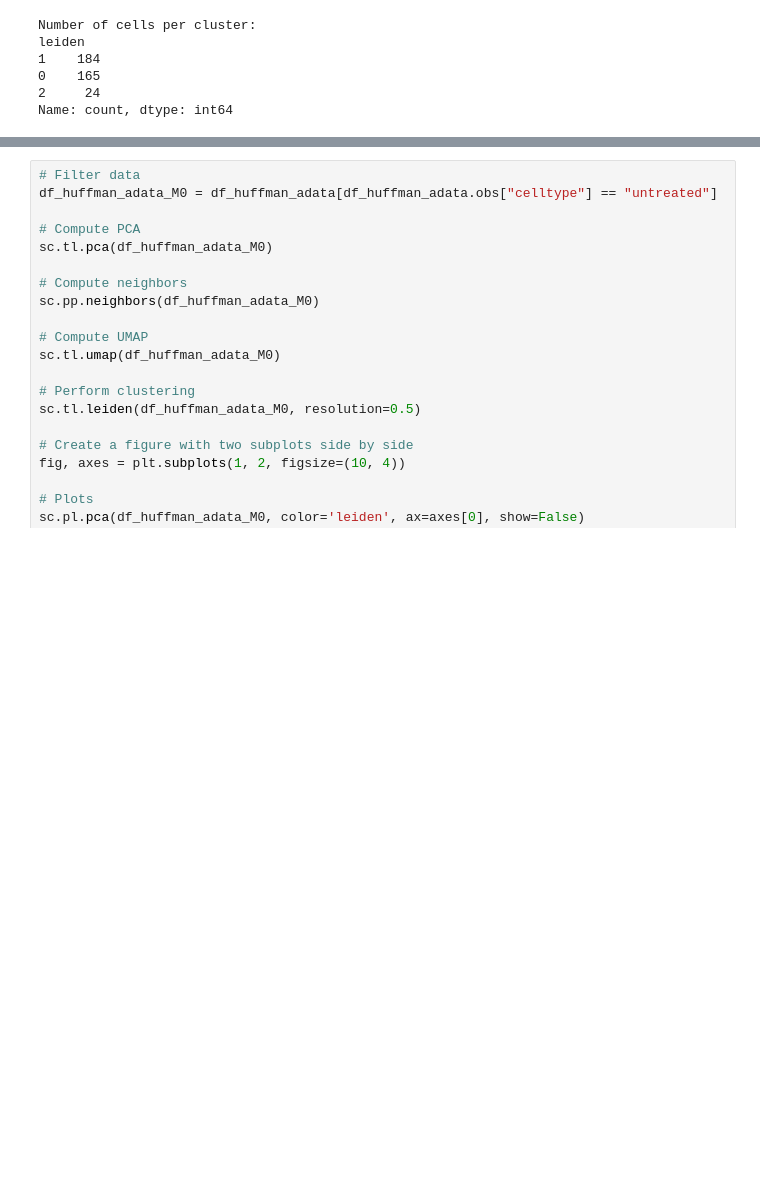
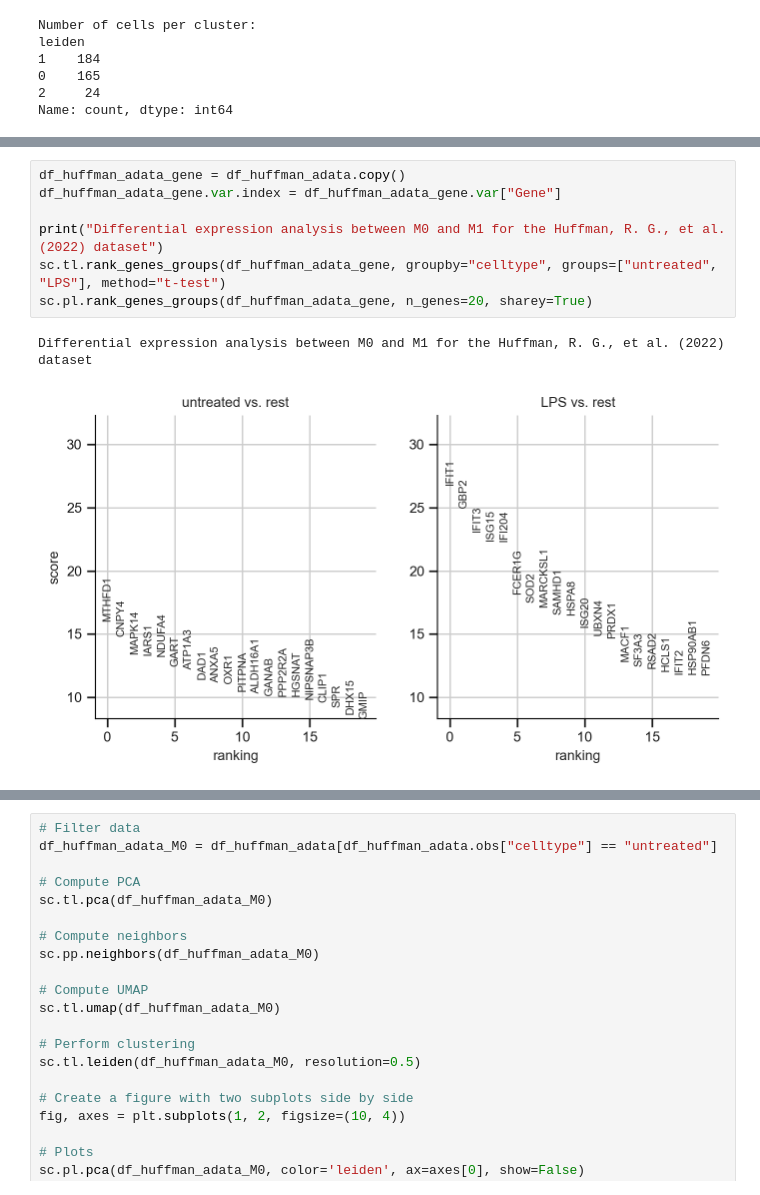
Before and after one commit to powwowath/pyMSpro, a Jupyter notebook: 00_workflow_META-ANALYSIS.ipynb, the cells around one changed output, grey strips where cells are left out. Saved outputs shown, nothing was run; the diff lists cells and outputs as text; blank space fills up the shorter version.

```diff
--- a/00_workflow_META-ANALYSIS.ipynb
+++ b/00_workflow_META-ANALYSIS.ipynb
@@ -1311,0 +1666,10 @@ Name: count, dtype: int64
+# %%
+df_huffman_adata_gene = df_huffman_adata.copy()
+df_huffman_adata_gene.var.index = df_huffman_adata_gene.var["Gene"]
+
+print("Differential expression analysis between M0 and M1 for the Huffman, R. G., et al. (2022) dataset")
+sc.tl.rank_genes_groups(df_huffman_adata_gene, groupby="celltype", groups=["untreated", "LPS"], method="t-test")
+sc.pl.rank_genes_groups(df_huffman_adata_gene, n_genes=20, sharey=True)
+# %% [output]
+Differential expression analysis between M0 and M1 for the Huffman, R. G., et al. (2022) dataset
+[figure, added]
```
Also changed, not shown: parts of 84 cells of this notebook.
